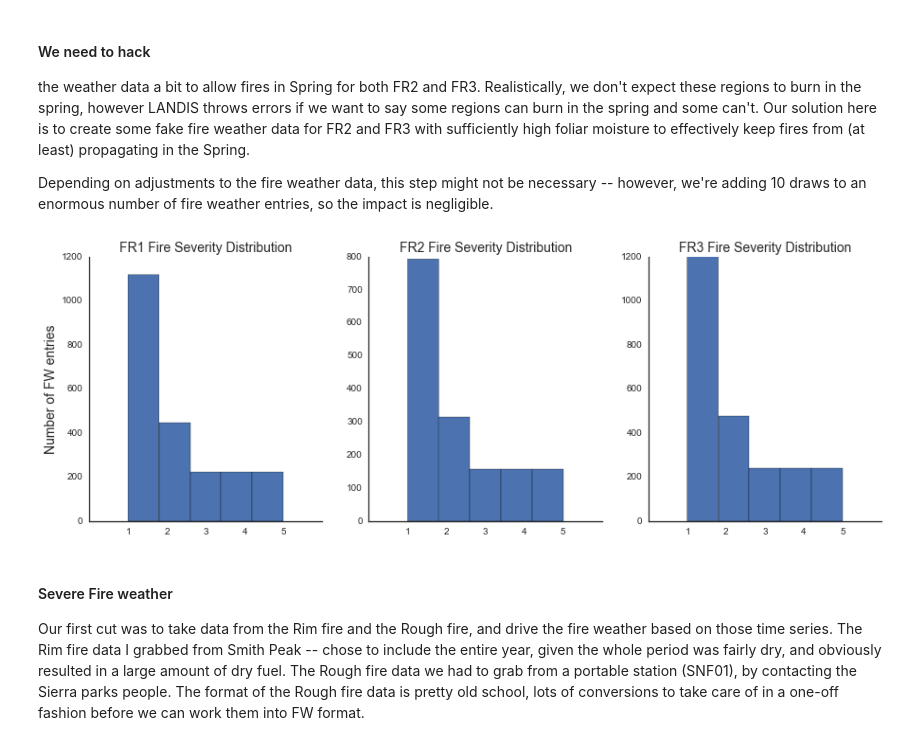
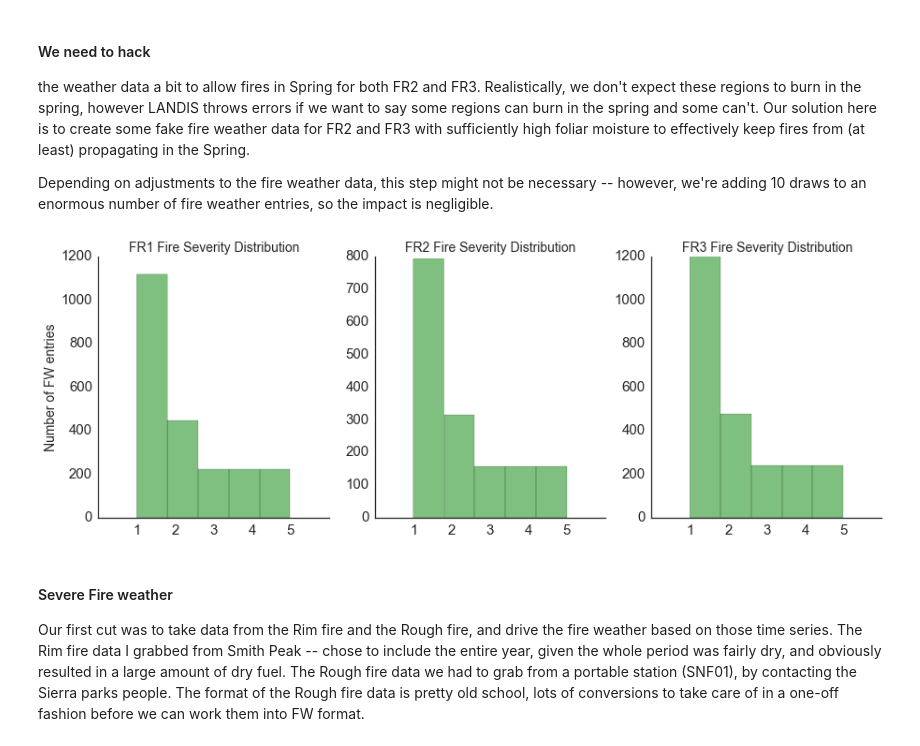
Before and after one commit to djkrofch/edulis, a Jupyter notebook: iPython_Notebooks/Dinkey_Creek/FireWeather_Prep.ipynb, the cells around one changed output. Saved outputs shown, nothing was run; the diff lists cells and outputs as text; code cells hidden in the pictures.

```diff
--- a/iPython_Notebooks/Dinkey_Creek/FireWeather_Prep.ipynb
+++ b/iPython_Notebooks/Dinkey_Creek/FireWeather_Prep.ipynb
@@ -133,24 +133,24 @@ DinkeyFW_h.to_csv(DFFSDir + 'DinkeyFW_h.csv', index = False)
 # %%
 f, ax = plt.subplots(1,3, figsize =(15,5))
 idx = 0
 axs = f.axes
 for Eco in np.unique(DinkeyFW_h.Ecoregion):
     ax = axs[idx]
     toPlot = DinkeyFW_h[DinkeyFW_h.Ecoregion == Eco]
-    toPlot.FWIBin.hist(ax = ax, bins = 5)
+    toPlot.FWIBin.hist(ax = ax, bins = 5, facecolor = 'green', alpha = 0.5)
     ax.set_title(Eco + ' Fire Severity Distribution', fontsize = 14)
     ax.set_xticks([0,1,2,3,4,5,6])
     ax.set_xticklabels(['','1','2','3','4','5',''])
     #ax.set_ylim([0,1100])
     ax.grid('off')
     if idx == 0:
         ax.set_ylabel('Number of FW entries', fontsize = 14)
 
     idx = idx + 1
 sns.set_style('white')
 sns.despine()
 # %% [output]
-[figure, old version]
+[figure, new version]
 # %% [markdown]
 #### Severe Fire weather
 Our first cut was to take data from the Rim fire and the Rough fire, and drive the fire weather based on those time series. The Rim fire data I grabbed from Smith Peak -- chose to include the entire year, given the whole period was fairly dry, and obviously resulted in a large amount of dry fuel. The Rough fire data we had to grab from a portable station (SNF01), by contacting the Sierra parks people. The format of the Rough fire data is pretty old school, lots of conversions to take care of in a one-off fashion before we can work them into FW format.
```
Also changed, not shown: parts of 17 cells of this notebook, 1 other file.
